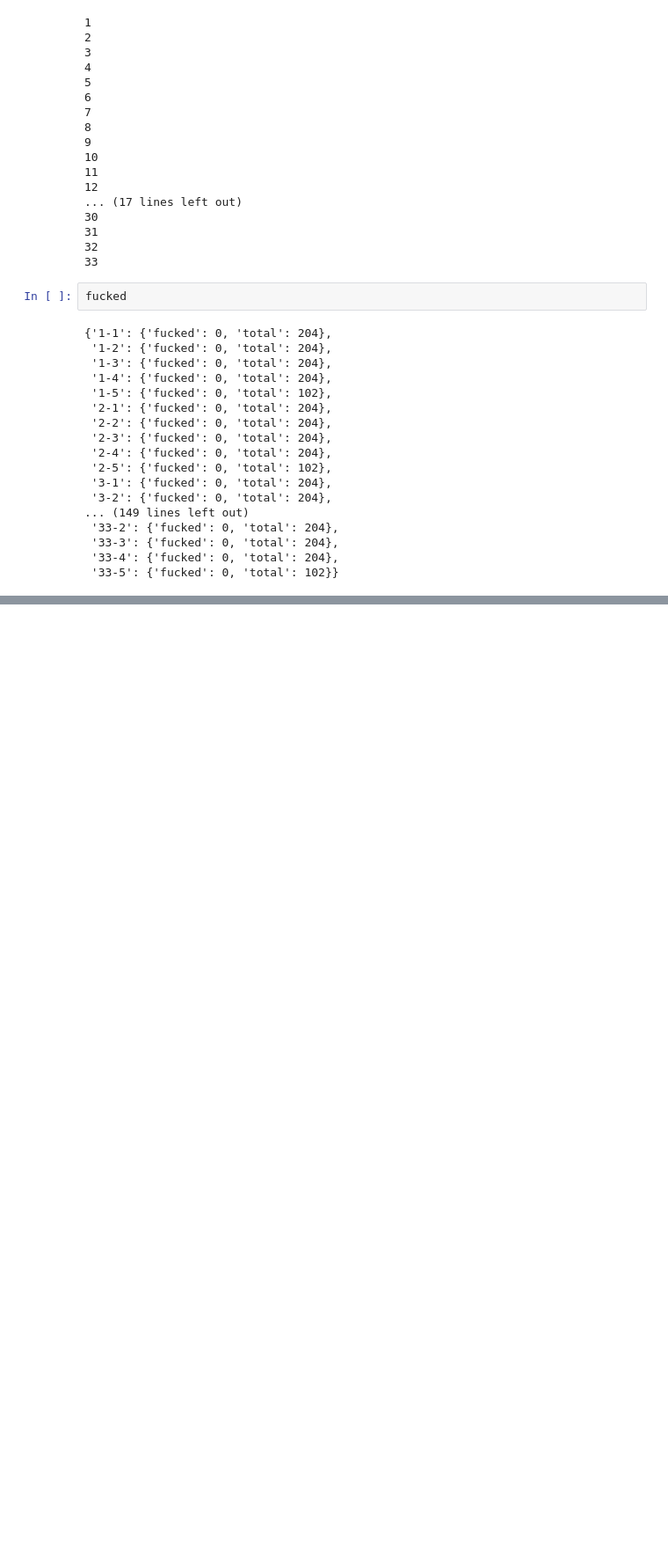
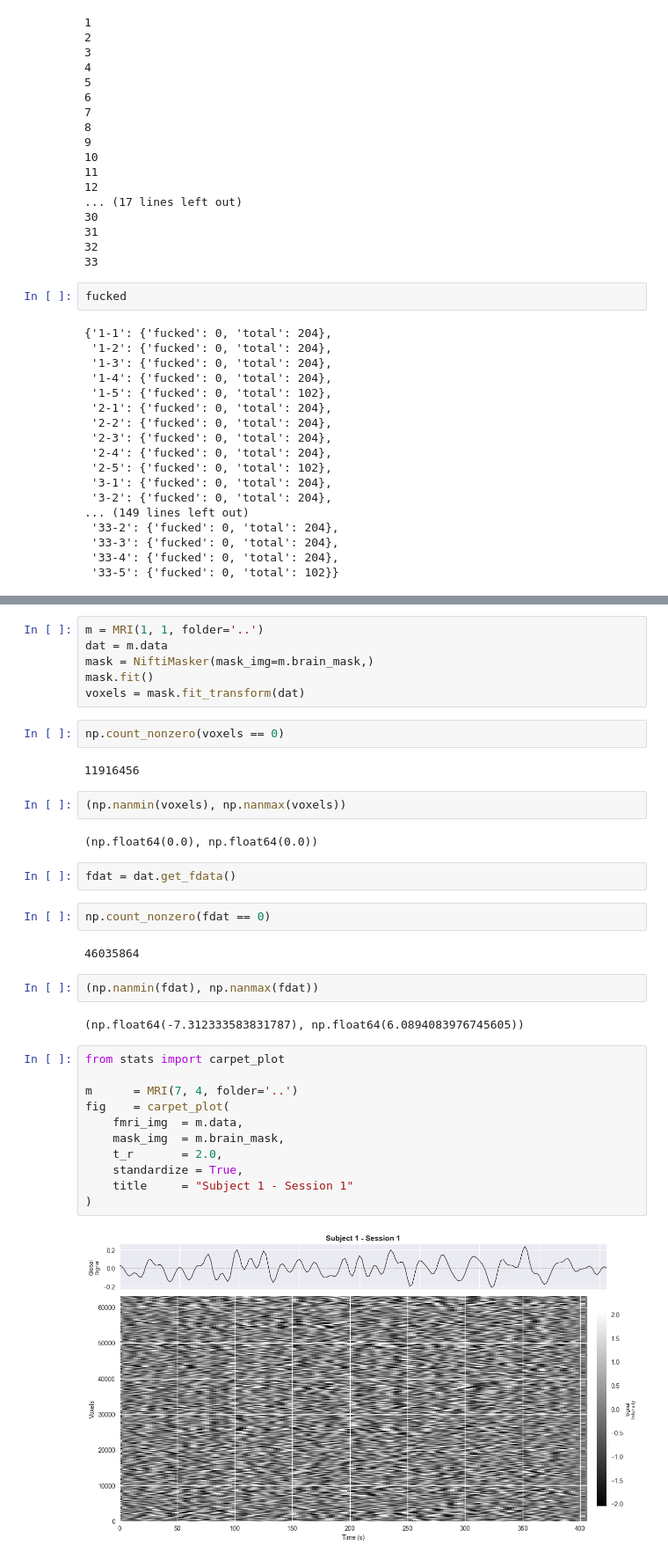
Before and after one commit to mducat/scz_familiarity_fMRI_ML, a Jupyter notebook: scratches/check_data_qual.ipynb, the cells around one changed output, grey strips where cells are left out. Shown at 88% size. Saved outputs shown, nothing was run; the diff lists cells and outputs as text; blank space fills up the shorter version.

```diff
--- a/scratches/check_data_qual.ipynb
+++ b/scratches/check_data_qual.ipynb
@@ -98,0 +141,37 @@ plt.legend()
+# %%
+m = MRI(1, 1, folder='..')
+dat = m.data
+mask = NiftiMasker(mask_img=m.brain_mask,)
+mask.fit()
+voxels = mask.fit_transform(dat)
+# %%
+np.count_nonzero(voxels == 0)
+# %% [output]
+11916456
+# %%
+(np.nanmin(voxels), np.nanmax(voxels))
+# %% [output]
+(np.float64(0.0), np.float64(0.0))
+# %%
+fdat = dat.get_fdata()
+# %%
+np.count_nonzero(fdat == 0)
+# %% [output]
+46035864
+# %%
+(np.nanmin(fdat), np.nanmax(fdat))
+# %% [output]
+(np.float64(-7.312333583831787), np.float64(6.0894083976745605))
+# %%
+from stats import carpet_plot
+
+m      = MRI(7, 4, folder='..')
+fig    = carpet_plot(
+    fmri_img  = m.data,
+    mask_img  = m.brain_mask,
+    t_r       = 2.0,
+    standardize = True,
+    title     = "Subject 1 - Session 1"
+)
+# %% [output]
+[figure, added]
```
Also changed, not shown: parts of 9 cells of this notebook, 4 other files.
